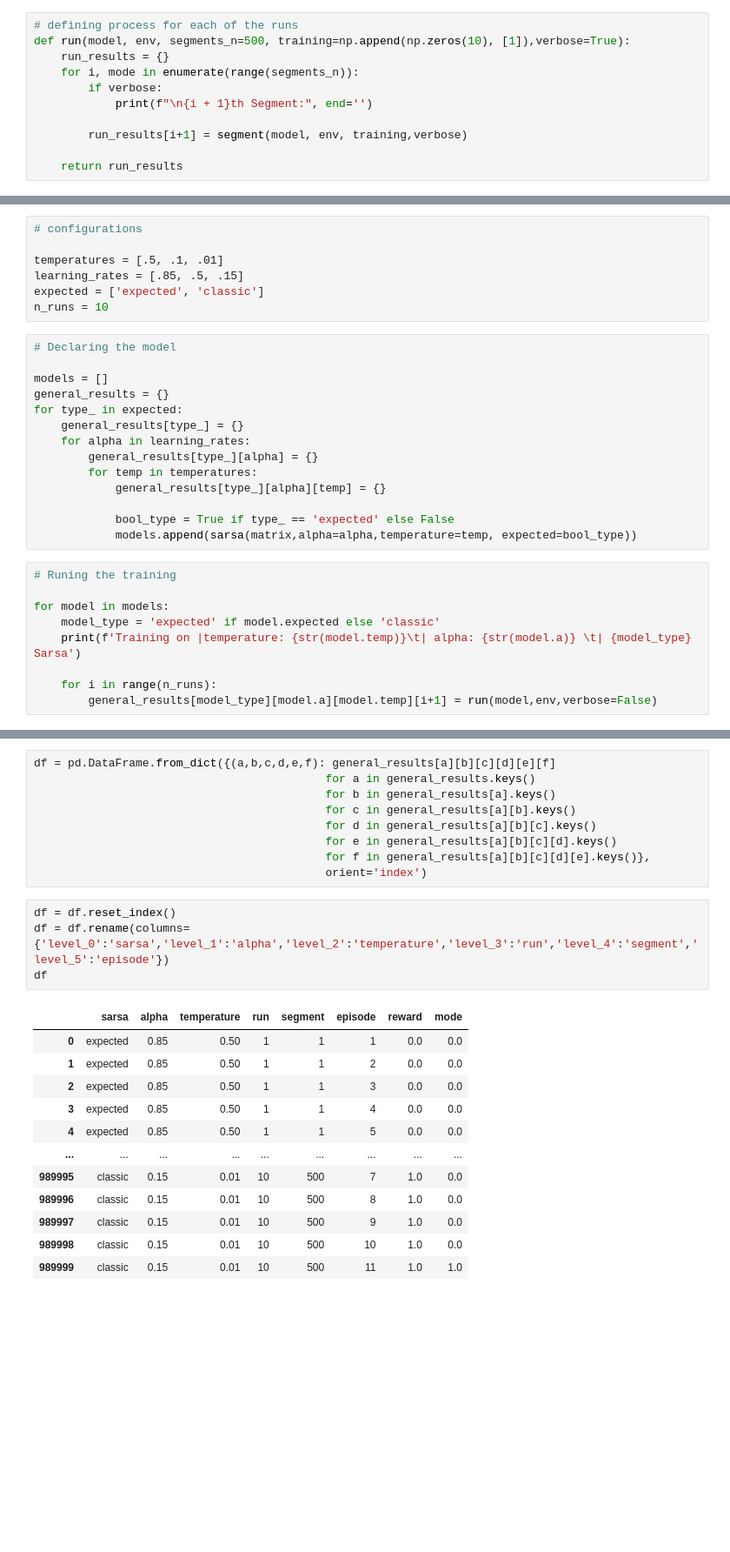
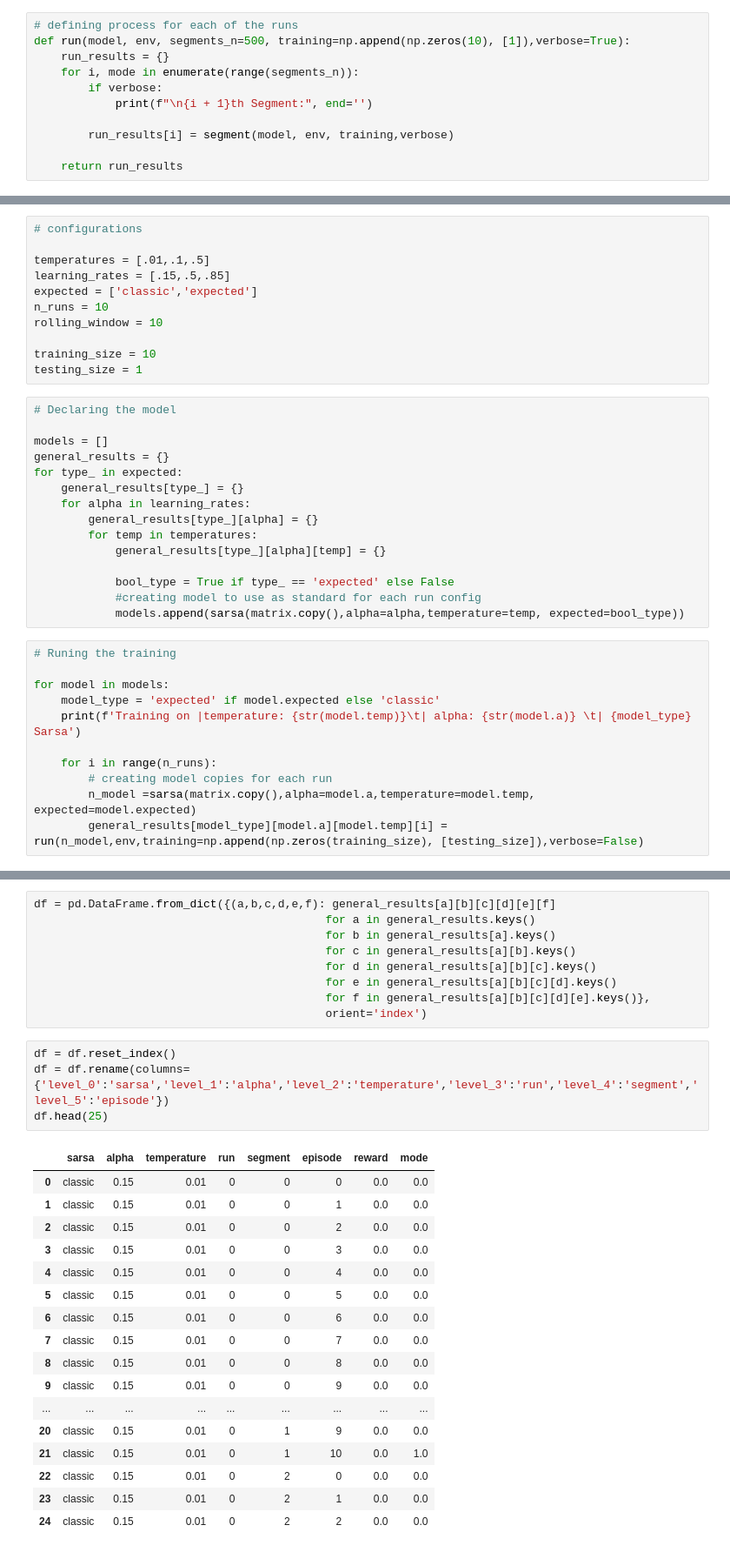
Before and after one commit to rafalm0/SARSA, a Jupyter notebook: SARSA.ipynb, the cells around one changed output, grey strips where cells are left out. Shown: that part at 87% size. Saved outputs shown, nothing was run; the diff lists cells and outputs as text; blank space fills up the shorter version.

```diff
--- a/SARSA.ipynb
+++ b/SARSA.ipynb
@@ -140,7 +140,7 @@ def run(model, env, segments_n=500, training=np.append(np.zeros(10), [1]),verbos
         if verbose:
             print(f"\n{i + 1}th Segment:", end='')
 
-        run_results[i+1] = segment(model, env, training,verbose)
+        run_results[i] = segment(model, env, training,verbose)
 
     return run_results
 # %% [markdown]
@@ -152,10 +152,14 @@ def run(model, env, segments_n=500, training=np.append(np.zeros(10), [1]),verbos
 # %%
 # configurations
 
-temperatures = [.5, .1, .01]
-learning_rates = [.85, .5, .15]
-expected = ['expected', 'classic']
+temperatures = [.01,.1,.5]
+learning_rates = [.15,.5,.85]
+expected = ['classic','expected']
 n_runs = 10
+rolling_window = 10
+
+training_size = 10
+testing_size = 1
 # %%
 # Declaring the model
 
@@ -169,7 +173,8 @@ for type_ in expected:
             general_results[type_][alpha][temp] = {}
 
             bool_type = True if type_ == 'expected' else False
-            models.append(sarsa(matrix,alpha=alpha,temperature=temp, expected=bool_type))
+            #creating model to use as standard for each run config
+            models.append(sarsa(matrix.copy(),alpha=alpha,temperature=temp, expected=bool_type))
 # %%
 # Runing the training
 
@@ -178,5 +183,7 @@ for model in models:
     print(f'Training on |temperature: {str(model.temp)}\t| alpha: {str(model.a)} \t| {model_type} Sarsa')
 
     for i in range(n_runs):
-        general_results[model_type][model.a][model.temp][i+1] = run(model,env,verbose=False)
+        # creating model copies for each run
+        n_model =sarsa(matrix.copy(),alpha=model.a,temperature=model.temp, expected=model.expected)
+        general_results[model_type][model.a][model.temp][i] = run(n_model,env,training=np.append(np.zeros(training_size), [testing_size]),verbose=False)
 # %% [output]
@@ -210,17 +217,22 @@ df = pd.DataFrame.from_dict({(a,b,c,d,e,f): general_results[a][b][c][d][e][f]
 # %%
 df = df.reset_index()
 df = df.rename(columns={'level_0':'sarsa','level_1':'alpha','level_2':'temperature','level_3':'run','level_4':'segment','level_5':'episode'})
-df
+df.head(25)
 # %% [output]
 |  | sarsa | alpha | temperature | run | segment | episode | reward | mode |
-| 0 | expected | 0.85 | 0.50 | 1 | 1 | 1 | 0.0 | 0.0 |
-| 1 | expected | 0.85 | 0.50 | 1 | 1 | 2 | 0.0 | 0.0 |
-| 2 | expected | 0.85 | 0.50 | 1 | 1 | 3 | 0.0 | 0.0 |
-| 3 | expected | 0.85 | 0.50 | 1 | 1 | 4 | 0.0 | 0.0 |
-| 4 | expected | 0.85 | 0.50 | 1 | 1 | 5 | 0.0 | 0.0 |
+| 0 | classic | 0.15 | 0.01 | 0 | 0 | 0 | 0.0 | 0.0 |
+| 1 | classic | 0.15 | 0.01 | 0 | 0 | 1 | 0.0 | 0.0 |
+| 2 | classic | 0.15 | 0.01 | 0 | 0 | 2 | 0.0 | 0.0 |
+| 3 | classic | 0.15 | 0.01 | 0 | 0 | 3 | 0.0 | 0.0 |
+| 4 | classic | 0.15 | 0.01 | 0 | 0 | 4 | 0.0 | 0.0 |
+| 5 | classic | 0.15 | 0.01 | 0 | 0 | 5 | 0.0 | 0.0 |
+| 6 | classic | 0.15 | 0.01 | 0 | 0 | 6 | 0.0 | 0.0 |
+| 7 | classic | 0.15 | 0.01 | 0 | 0 | 7 | 0.0 | 0.0 |
+| 8 | classic | 0.15 | 0.01 | 0 | 0 | 8 | 0.0 | 0.0 |
+| 9 | classic | 0.15 | 0.01 | 0 | 0 | 9 | 0.0 | 0.0 |
 | ... | ... | ... | ... | ... | ... | ... | ... | ... |
-| 989995 | classic | 0.15 | 0.01 | 10 | 500 | 7 | 1.0 | 0.0 |
-| 989996 | classic | 0.15 | 0.01 | 10 | 500 | 8 | 1.0 | 0.0 |
-| 989997 | classic | 0.15 | 0.01 | 10 | 500 | 9 | 1.0 | 0.0 |
-| 989998 | classic | 0.15 | 0.01 | 10 | 500 | 10 | 1.0 | 0.0 |
-| 989999 | classic | 0.15 | 0.01 | 10 | 500 | 11 | 1.0 | 1.0 |
+| 20 | classic | 0.15 | 0.01 | 0 | 1 | 9 | 0.0 | 0.0 |
+| 21 | classic | 0.15 | 0.01 | 0 | 1 | 10 | 0.0 | 1.0 |
+| 22 | classic | 0.15 | 0.01 | 0 | 2 | 0 | 0.0 | 0.0 |
+| 23 | classic | 0.15 | 0.01 | 0 | 2 | 1 | 0.0 | 0.0 |
+| 24 | classic | 0.15 | 0.01 | 0 | 2 | 2 | 0.0 | 0.0 |
```
Also changed, not shown: parts of 19 cells of this notebook, 1 other file.
